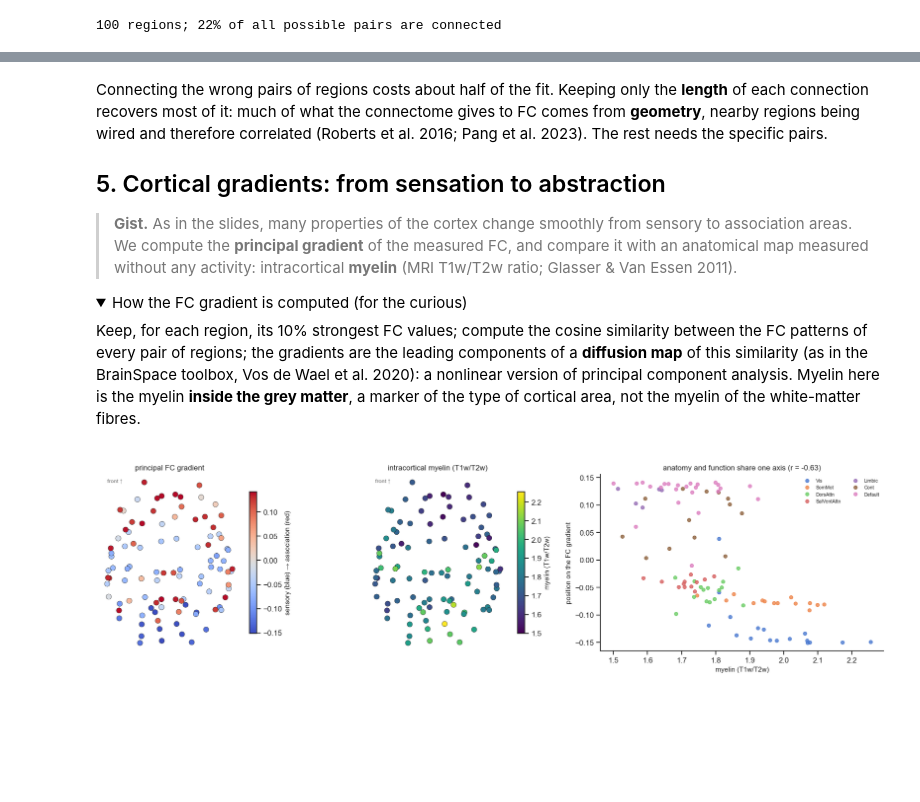
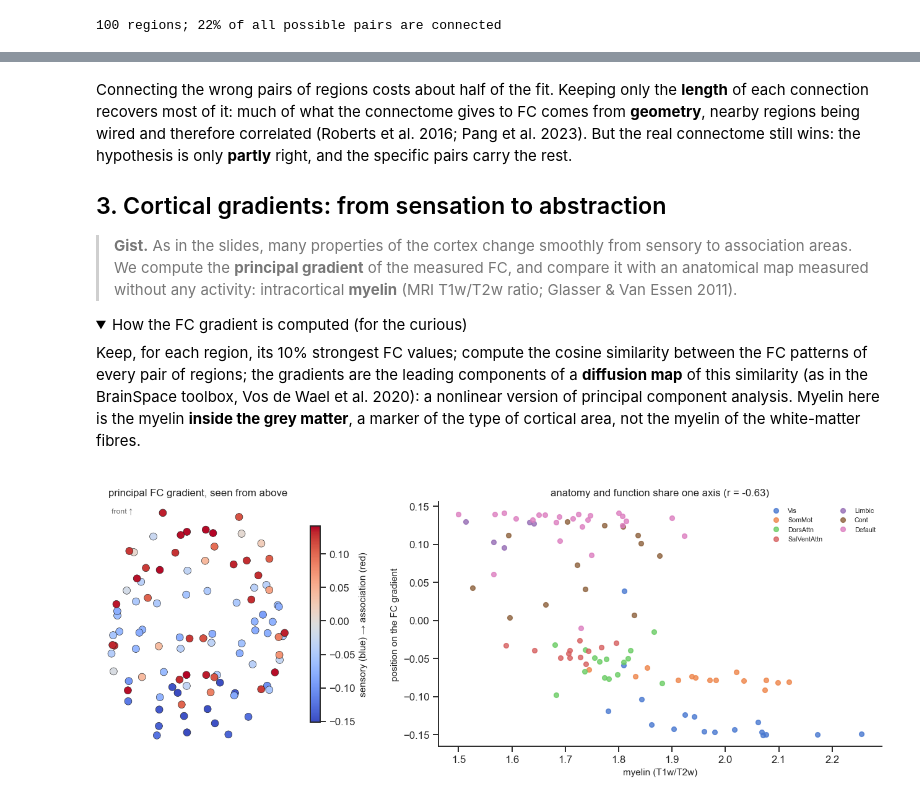
Before and after one commit to grabuffo/brain-modeling-course, a Jupyter notebook: notebooks/D2_C5_NB12_brain_wiring.ipynb, the cells around one changed output, grey strips where cells are left out. Cells and saved outputs as stored; diff of their text form; code cells hidden in the pictures; folded sections open; blank space fills up the shorter version.

```diff
--- a/notebooks/D2_C5_NB12_brain_wiring.ipynb
+++ b/notebooks/D2_C5_NB12_brain_wiring.ipynb
@@ -55,18 +59,23 @@ print(f"{len(labels)} regions; {(sc[u] > 0).mean():.0%} of all possible pairs ar
 # %%
-# @title Connectivity matrix, and the brain seen from above (dot size = strength)
-strength = sc.sum(1)
-fig, ax = plt.subplots(1, 2, figsize=(14, 5.4), gridspec_kw=dict(width_ratios=[1.15, 1]))
+# @title Connectivity matrix, brain seen from above (dot size = strength), connection probability vs distance
+strength = sc.sum(1)                                                 # total number of fibres of each region
+D = np.linalg.norm(xyz[:, None] - xyz[None], axis=-1)              # distance between region centres (mm)
+d, w = D[u], sc[u]
+fig, ax = plt.subplots(1, 3, figsize=(18, 5.2), gridspec_kw=dict(width_ratios=[1.15, 1, 0.9]))
 im = ax[0].imshow(np.log10(sc + 1), cmap="magma"); plt.colorbar(im, ax=ax[0], shrink=0.8, label="log10 (fibres + 1)")
 edges_ = [0] + [k for k in range(1, 100) if net[k] != net[k - 1] or labels[k][10:12] != labels[k - 1][10:12]] + [100]
 ax[0].set_xticks([]); ax[0].set_yticks((np.array(edges_[:-1]) + np.array(edges_[1:])) / 2 - 0.5,
                                        [f"{labels[k][10:12]} {net[k]}" for k in edges_[:-1]], fontsize=7)
-ax[0].set_title("structural connectivity (regions by hemisphere and network)")
+ax[0].set_title("structural connectivity\n(regions by hemisphere and network)")
 strong = sc >= np.quantile(sc[u], 0.95)                              # the 5% strongest connections
 brain(ax[1], [NETCOL[n] for n in net], cmap=None, edges=strong, size=15 + 250 * strength / strength.max(),
       title="seen from above: dot size = strength,\nlines = the 5% strongest connections")
 for n in NETS: ax[1].plot([], [], "o", c=NETCOL[n], label=n)
-ax[1].legend(fontsize=7, loc="center left", bbox_to_anchor=(1.0, 0.5), title="network", title_fontsize=8)
+ax[1].legend(fontsize=7, loc="upper center", bbox_to_anchor=(0.5, 0.0), ncol=4, title="network", title_fontsize=8)
+bins = np.arange(0, 170, 15); mid = (bins[1:] + bins[:-1]) / 2
+ax[2].plot(mid, [(w[(d >= a) & (d < b)] > 0).mean() for a, b in zip(bins[:-1], bins[1:])], "ko-")
+ax[2].set(xlabel="distance between regions (mm)", ylabel="probability of a connection", title="far regions are rarely connected")
 plt.tight_layout(); plt.show()
 for k in np.argsort(-strength)[:5]:
-    print(f"hub: {labels[k][10:]:28s} strength {strength[k] / 1000:.0f}k fibres (median region {np.median(strength) / 1000:.0f}k)")
+    print(f"hub: {labels[k][10:]:28s} {strength[k] / 1000:.0f}k fibres (median region {np.median(strength) / 1000:.0f}k)")
 # %% [output]
@@ -195,9 +179,10 @@ real connectome: 0.40  same lengths: 0.35  random places: 0.21
 # %% [markdown]
 Connecting the wrong pairs of regions costs about half of the fit. Keeping only the **length** of each connection
 recovers most of it: much of what the connectome gives to FC comes from **geometry**, nearby regions being wired and
-therefore correlated (Roberts et al. 2016; Pang et al. 2023). The rest needs the specific pairs.
+therefore correlated (Roberts et al. 2016; Pang et al. 2023). But the real connectome still wins: the hypothesis is
+only **partly** right, and the specific pairs carry the rest.
 
-## 5. Cortical gradients: from sensation to abstraction
+## 3. Cortical gradients: from sensation to abstraction
 
 > **Gist.** As in the slides, many properties of the cortex change smoothly from sensory to association areas. We
 > compute the **principal gradient** of the measured FC, and compare it with an anatomical map measured without any
@@ -211,29 +196,27 @@ BrainSpace toolbox, Vos de Wael et al. 2020): a nonlinear version of principal c
 myelin **inside the grey matter**, a marker of the type of cortical area, not the myelin of the white-matter fibres.
 </details>
 # %%
-# @title Principal FC gradient and intracortical myelin, on the brain and against each other
+# @title Principal FC gradient on the brain, and against intracortical myelin
 def fc_gradients(M, keep=0.1, alpha=0.5, n=2):
     M = M.copy(); np.fill_diagonal(M, 0)
     X = np.where(M >= np.quantile(M, 1 - keep, axis=1, keepdims=True), M, 0)       # keep each row's strongest 10%
     X = X / np.linalg.norm(X, axis=1, keepdims=True); K = np.clip(X @ X.T, 0, None)   # cosine similarity
     dg = K.sum(1); P = K / np.outer(dg**alpha, dg**alpha); P /= P.sum(1, keepdims=True)  # diffusion operator
     ev, vec = np.linalg.eig(P); o = np.argsort(-ev.real)
     return vec.real[:, o[1:n + 1]]
 
 grad = fc_gradients(fc)[:, 0]
 grad = grad * np.sign(grad[net == "Default"].mean())               # convention: default mode network at the top
 myelin = np.loadtxt("../data/connectome/myelin_t1wt2w_schaefer_100.csv", comments="#")   # one value per region
-fig, ax = plt.subplots(1, 3, figsize=(17, 4.6), gridspec_kw=dict(width_ratios=[1, 1, 1.3]))
-s_ = brain(ax[0], grad, cmap="coolwarm", title="principal FC gradient")
+fig, ax = plt.subplots(1, 2, figsize=(13, 4.6), gridspec_kw=dict(width_ratios=[1, 1.3]))
+s_ = brain(ax[0], grad, cmap="coolwarm", title="principal FC gradient, seen from above")
 plt.colorbar(s_, ax=ax[0], shrink=0.8, label="sensory (blue) → association (red)")
-s_ = brain(ax[1], myelin, cmap="viridis", title="intracortical myelin (T1w/T2w)")
-plt.colorbar(s_, ax=ax[1], shrink=0.8, label="myelin (T1w/T2w)")
 for n in NETS:
-    ax[2].plot(myelin[net == n], grad[net == n], "o", c=NETCOL[n], ms=5, alpha=0.8, label=n)
-ax[2].set(xlabel="myelin (T1w/T2w)", ylabel="position on the FC gradient",
+    ax[1].plot(myelin[net == n], grad[net == n], "o", c=NETCOL[n], ms=5, alpha=0.8, label=n)
+ax[1].set(xlabel="myelin (T1w/T2w)", ylabel="position on the FC gradient",
           title=f"anatomy and function share one axis (r = {np.corrcoef(myelin, grad)[0, 1]:.2f})")
-ax[2].legend(fontsize=7, ncol=2)
+ax[1].legend(fontsize=7, ncol=2)
 plt.tight_layout(); plt.show()
 # %% [output]
-[figure, old version]
+[figure, new version]
 # %% [markdown]
```
Also changed, not shown: parts of 14 cells of this notebook, 11 other files.
